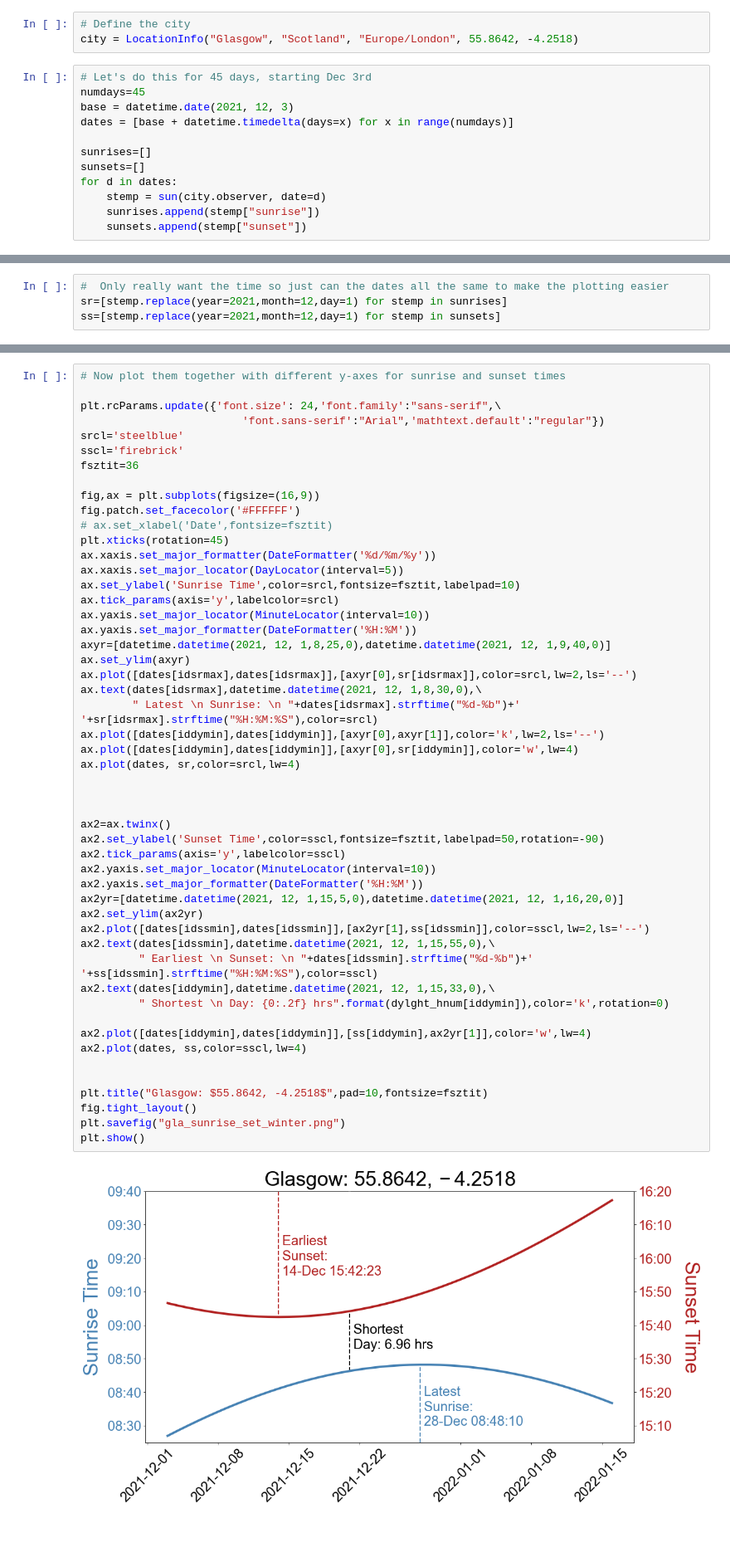
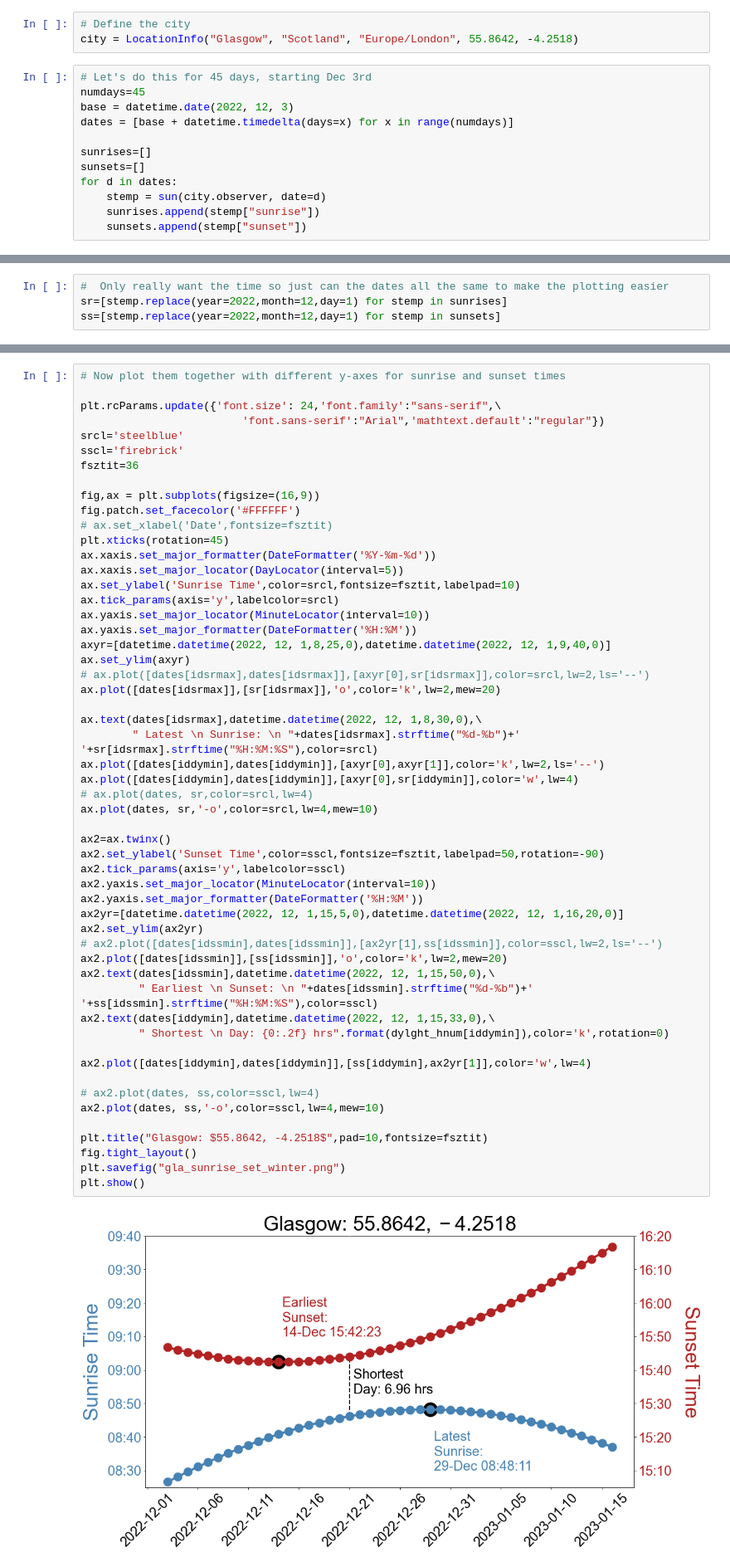
Before and after one commit to ianan/sunrise_set, a Jupyter notebook: sunrise_set_winter.ipynb, the cells around one changed output, grey strips where cells are left out. Shown at 83% size. Saved outputs shown, nothing was run; the diff lists cells and outputs as text; blank space fills up the shorter version.

```diff
--- a/sunrise_set_winter.ipynb
+++ b/sunrise_set_winter.ipynb
@@ -21,7 +22,7 @@ city = LocationInfo("Glasgow", "Scotland", "Europe/London", 55.8642, -4.2518)
 # %%
 # Let's do this for 45 days, starting Dec 3rd
 numdays=45
-base = datetime.date(2021, 12, 3)
+base = datetime.date(2022, 12, 3)
 dates = [base + datetime.timedelta(days=x) for x in range(numdays)]
 
 sunrises=[]
@@ -88,7 +34,7 @@ for d in dates:
 # %%
 #  Only really want the time so just can the dates all the same to make the plotting easier
-sr=[stemp.replace(year=2021,month=12,day=1) for stemp in sunrises]
-ss=[stemp.replace(year=2021,month=12,day=1) for stemp in sunsets]
+sr=[stemp.replace(year=2022,month=12,day=1) for stemp in sunrises]
+ss=[stemp.replace(year=2022,month=12,day=1) for stemp in sunsets]
 # %%
 # Work out the date of latest sunrise and earliest sunset
 srt=[stemp.timestamp() for stemp in sr]
@@ -122,43 +68,46 @@ fig,ax = plt.subplots(figsize=(16,9))
 fig.patch.set_facecolor('#FFFFFF')
 # ax.set_xlabel('Date',fontsize=fsztit)
 plt.xticks(rotation=45)
-ax.xaxis.set_major_formatter(DateFormatter('%d/%m/%y'))
+ax.xaxis.set_major_formatter(DateFormatter('%Y-%m-%d'))
 ax.xaxis.set_major_locator(DayLocator(interval=5))
 ax.set_ylabel('Sunrise Time',color=srcl,fontsize=fsztit,labelpad=10)
 ax.tick_params(axis='y',labelcolor=srcl)
 ax.yaxis.set_major_locator(MinuteLocator(interval=10))
 ax.yaxis.set_major_formatter(DateFormatter('%H:%M'))
-axyr=[datetime.datetime(2021, 12, 1,8,25,0),datetime.datetime(2021, 12, 1,9,40,0)]
+axyr=[datetime.datetime(2022, 12, 1,8,25,0),datetime.datetime(2022, 12, 1,9,40,0)]
 ax.set_ylim(axyr)
-ax.plot([dates[idsrmax],dates[idsrmax]],[axyr[0],sr[idsrmax]],color=srcl,lw=2,ls='--')
-ax.text(dates[idsrmax],datetime.datetime(2021, 12, 1,8,30,0),\
+# ax.plot([dates[idsrmax],dates[idsrmax]],[axyr[0],sr[idsrmax]],color=srcl,lw=2,ls='--')
+ax.plot([dates[idsrmax]],[sr[idsrmax]],'o',color='k',lw=2,mew=20)
+
+ax.text(dates[idsrmax],datetime.datetime(2022, 12, 1,8,30,0),\
         " Latest \n Sunrise: \n "+dates[idsrmax].strftime("%d-%b")+' '+sr[idsrmax].strftime("%H:%M:%S"),color=srcl)
 ax.plot([dates[iddymin],dates[iddymin]],[axyr[0],axyr[1]],color='k',lw=2,ls='--')
 ax.plot([dates[iddymin],dates[iddymin]],[axyr[0],sr[iddymin]],color='w',lw=4)
-ax.plot(dates, sr,color=srcl,lw=4)
-
-
+# ax.plot(dates, sr,color=srcl,lw=4)
+ax.plot(dates, sr,'-o',color=srcl,lw=4,mew=10)
 
 ax2=ax.twinx()
 ax2.set_ylabel('Sunset Time',color=sscl,fontsize=fsztit,labelpad=50,rotation=-90)
 ax2.tick_params(axis='y',labelcolor=sscl)
 ax2.yaxis.set_major_locator(MinuteLocator(interval=10))
 ax2.yaxis.set_major_formatter(DateFormatter('%H:%M'))
-ax2yr=[datetime.datetime(2021, 12, 1,15,5,0),datetime.datetime(2021, 12, 1,16,20,0)]
+ax2yr=[datetime.datetime(2022, 12, 1,15,5,0),datetime.datetime(2022, 12, 1,16,20,0)]
 ax2.set_ylim(ax2yr)
-ax2.plot([dates[idssmin],dates[idssmin]],[ax2yr[1],ss[idssmin]],color=sscl,lw=2,ls='--')
-ax2.text(dates[idssmin],datetime.datetime(2021, 12, 1,15,55,0),\
+# ax2.plot([dates[idssmin],dates[idssmin]],[ax2yr[1],ss[idssmin]],color=sscl,lw=2,ls='--')
+ax2.plot([dates[idssmin]],[ss[idssmin]],'o',color='k',lw=2,mew=20)
+ax2.text(dates[idssmin],datetime.datetime(2022, 12, 1,15,50,0),\
          " Earliest \n Sunset: \n "+dates[idssmin].strftime("%d-%b")+' '+ss[idssmin].strftime("%H:%M:%S"),color=sscl)
-ax2.text(dates[iddymin],datetime.datetime(2021, 12, 1,15,33,0),\
+ax2.text(dates[iddymin],datetime.datetime(2022, 12, 1,15,33,0),\
          " Shortest \n Day: {0:.2f} hrs".format(dylght_hnum[iddymin]),color='k',rotation=0)
 
 ax2.plot([dates[iddymin],dates[iddymin]],[ss[iddymin],ax2yr[1]],color='w',lw=4)
-ax2.plot(dates, ss,color=sscl,lw=4)
 
+# ax2.plot(dates, ss,color=sscl,lw=4)
+ax2.plot(dates, ss,'-o',color=sscl,lw=4,mew=10)
 
 plt.title("Glasgow: $55.8642, -4.2518$",pad=10,fontsize=fsztit)
 fig.tight_layout()
 plt.savefig("gla_sunrise_set_winter.png")
 plt.show()
 # %% [output]
-[figure, old version]
+[figure, new version]
```
Also changed, not shown: parts of 5 cells of this notebook, 1 other file.
